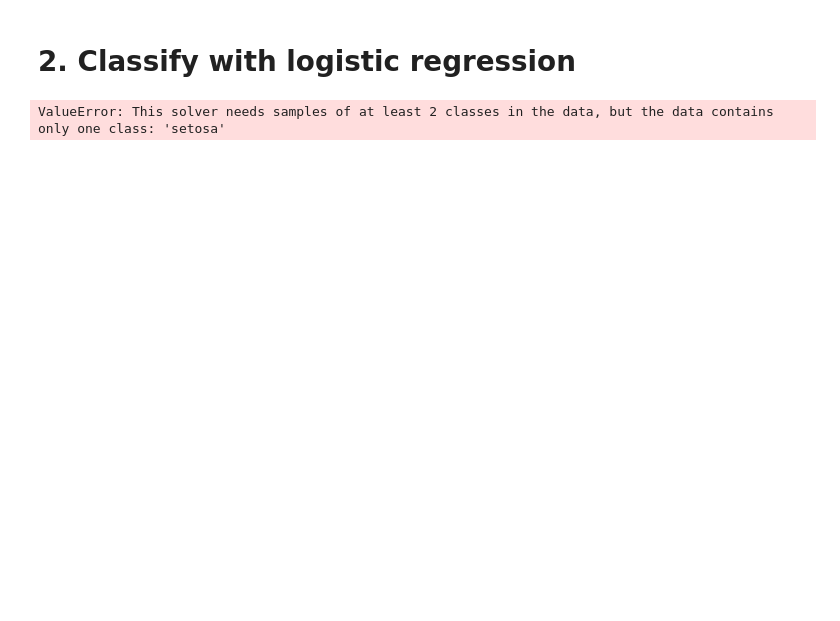
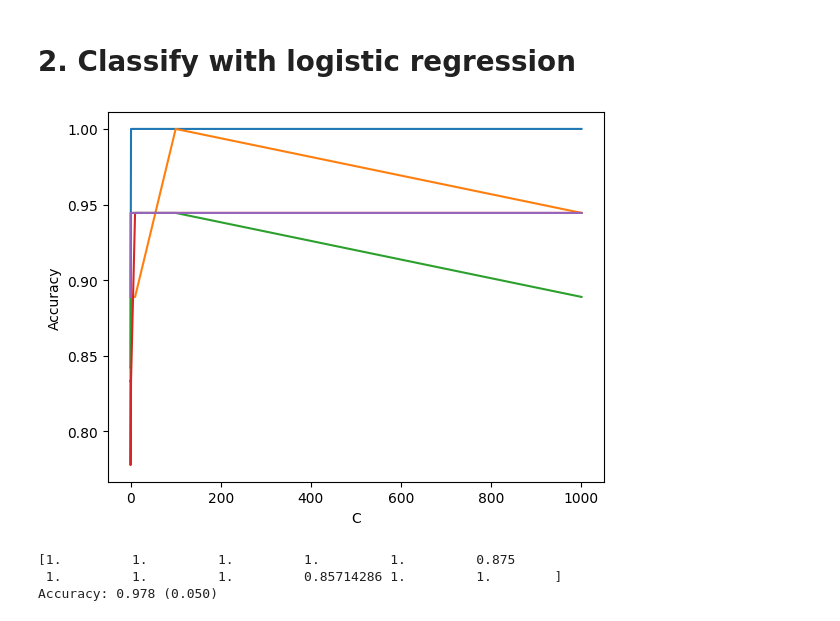
Before and after one commit to Danneftw1/Machine-learning, a Jupyter notebook: Exercises/Exercises-4-logistic_regression.ipynb, the cells around one changed output. Cells and saved outputs as stored; diff of their text form; code cells hidden in the pictures; blank space fills up the shorter version.

```diff
--- a/Exercises/Exercises-4-logistic_regression.ipynb
+++ b/Exercises/Exercises-4-logistic_regression.ipynb
@@ -216,5 +199,28 @@ Mean on test data: -0.219
 # %% [markdown]
 # 2. Classify with logistic regression
+# %%
+# use k-folded cross-validation with logistic regression to find suitable hyperparameters and model.
+# I'm using the default solver, but you can change it to 'lbfgs' or 'sag' if you want to
+# I'm also using the default penalty, but you can change it to 'l1' or 'l2' if you want to
+
+# create a list of values for C
+C = [0.001, 0.01, 0.1, 1, 10, 100, 1000]
+
+# create a list to store the scores
+scores = []
+
+# use a for-loop to find the best C value
+for c in C:
+    logreg = LogisticRegression(C=c, solver='liblinear')
+    scores.append(cross_val_score(logreg, X_train, y_train, cv=5))
+
+# plot the scores
+plt.plot(C, scores)
+plt.xlabel('C')
+plt.ylabel('Accuracy')
+plt.show()
+# %% [output]
+[figure, added]
 # %%
 # use k-folded cross-validation with logistic regression to find suitable hyperparameters and model.
 from sklearn.model_selection import KFold
@@ -223,14 +229,16 @@ model = LogisticRegression()
 model.fit(X_train, y_train)
 
 kfold = KFold(n_splits=5, shuffle=True)
-model = LogisticRegression(C=5, penalty='l2')
+model = LogisticRegression(C=10, penalty='l2')
 results = cross_val_score(model, X_train, y_train, cv=12, scoring='accuracy')
 
 print(results)
 # print the accuracy of the model
 print(f"Accuracy: {results.mean():.3f} ({results.std():.3f})")
 # %% [output]
-ValueError: This solver needs samples of at least 2 classes in the data, but the data contains only one class: 'setosa'
+[1.         1.         1.         1.         1.         0.875
+ 1.         1.         1.         0.85714286 1.         1.        ]
+Accuracy: 0.978 (0.050)
 # %%
 # create confusion matrix based on previous data
 model = LogisticRegression(C=5, penalty='l2')
```
Also changed, not shown: parts of 4 cells of this notebook, 1 other file.
